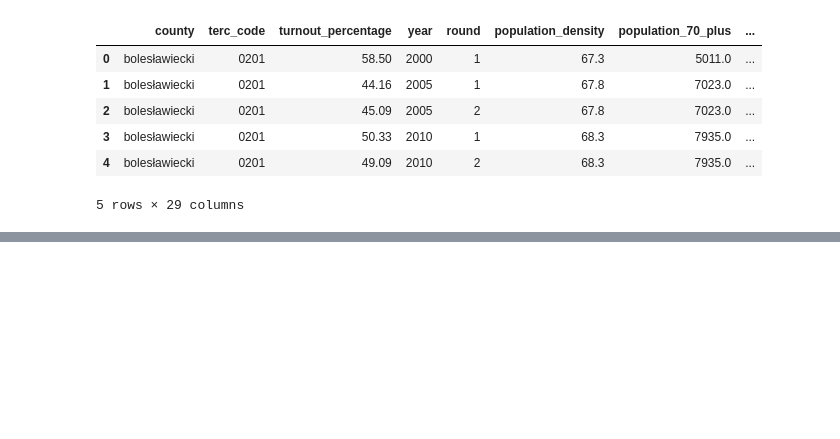
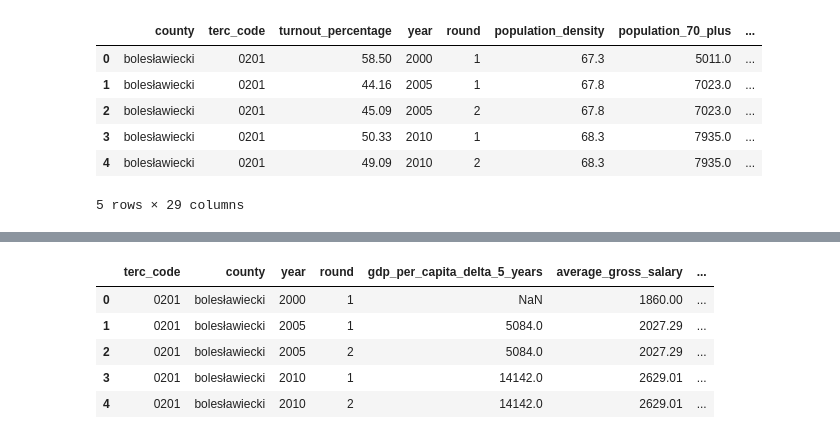
Before and after one commit to wojciech-kielbowicz-it/Github_projects, a Jupyter notebook: Presidential_election_turnout_prediction_model/Notebooks/02_feature_engineering_and_visualization.ipynb, the cells around one changed output, grey strips where cells are left out. Cells and saved outputs as stored; diff of their text form; code cells hidden in the pictures; blank space fills up the shorter version.

```diff
--- a/Presidential_election_turnout_prediction_model/Notebooks/02_feature_engineering_and_visualization.ipynb
+++ b/Presidential_election_turnout_prediction_model/Notebooks/02_feature_engineering_and_visualization.ipynb
@@ -147,0 +153,20 @@ Passing `palette` without assigning `hue` is deprecated and will be removed in v
+# %%
+columns_to_keep_list = [
+    "terc_code", "county", "year", "round",
+    "gdp_per_capita_delta_5_years", "average_gross_salary",
+    "demographic_dependency_ratio", "demographic_dependency_ratio_delta_5_years",
+    "population_70_plus_delta_1_year"
+]
+
+model_set_df = model_set_df[columns_to_keep_list]
+
+del columns_to_keep_list
+
+model_set_df.head()
+# %% [output]
+|  | terc_code | county | year | round | gdp_per_capita_delta_5_years | average_gross_salary | ... |
+| 0 | 0201 | bolesławiecki | 2000 | 1 | NaN | 1860.00 | ... |
+| 1 | 0201 | bolesławiecki | 2005 | 1 | 5084.0 | 2027.29 | ... |
+| 2 | 0201 | bolesławiecki | 2005 | 2 | 5084.0 | 2027.29 | ... |
+| 3 | 0201 | bolesławiecki | 2010 | 1 | 14142.0 | 2629.01 | ... |
+| 4 | 0201 | bolesławiecki | 2010 | 2 | 14142.0 | 2629.01 | ... |
```
Also changed, not shown: parts of 4 cells of this notebook, 1 other file.
